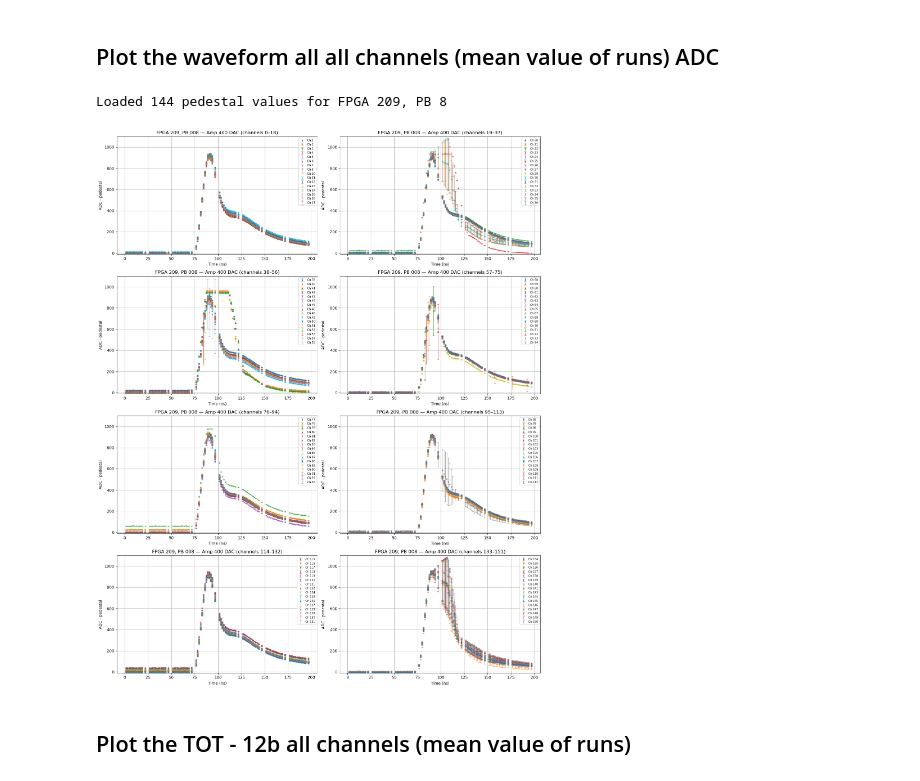
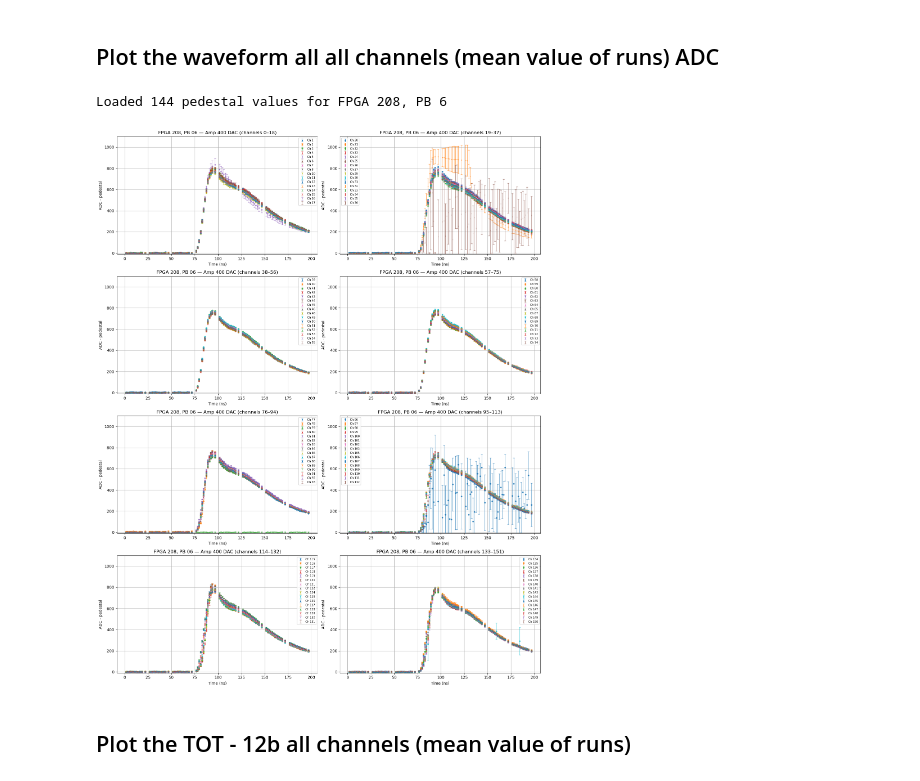
Before and after one commit to nlbucurur/EEEMCal_Analysis, a Jupyter notebook: Linearity_Studies_Nov2025/ADC_Linearity.ipynb, the cells around one changed output. Saved outputs shown, nothing was run; the diff lists cells and outputs as text; code cells hidden in the pictures.

```diff
--- a/Linearity_Studies_Nov2025/ADC_Linearity.ipynb
+++ b/Linearity_Studies_Nov2025/ADC_Linearity.ipynb
@@ -246,7 +264,7 @@ Figure saved to:
 ## Plot the waveform all all channels (mean value of runs) ADC
 # %%
 # ========= User choices =========
-pair_id = 1              # 0 → (208,06), 1 → (209,008)
+pair_id = 0              # 0 → (208,06), 1 → (209,008)
 injected_amplitude = 400  # amplitude to plot (must be in CONFIG["amplitudes"])
 
 # ========= Get FPGA–PB pair from CONFIG =========
@@ -341,35 +359,35 @@ for group_id in range(num_groups):
                 stats['Time'],
                 stats['mean'],
                 yerr=stats['std'],
                 fmt=markers[marker_index % len(markers)],
                 markersize=3,
                 capsize=2,
                 elinewidth=0.8,
                 label=f'Ch {channel}',
                 alpha=0.8,
             )
             marker_index += 1
 
     ax.set_title(
         f'FPGA {fpga_adc}, PB {pb_adc} — Amp {injected_amplitude} DAC '
         f'(channels {first_channel}–{last_channel - 1})'
     )
     ax.set_xlabel('Time (ns)')
     ax.set_ylabel('ADC - pedestal')
     ax.set_ylim(-10, 1100)
     ax.grid(True)
     ax.legend(fontsize='x-small', markerscale=0.9)
 
 plt.tight_layout()
 plt.show()
 
 # Optional save:
 output_dir = f'/home/lorena/Documents/PhD/EEEMCal_Analysis/Linearity_Studies_Nov2025/images/FPGA_{fpga_adc}_pb{pb_adc}'
 os.makedirs(output_dir, exist_ok=True)
 fig.savefig(os.path.join(output_dir, f'MeanChannelsWithError_fpga{fpga_adc}-pb{pb_adc}_{injected_amplitude}DAC.png'))
 # %% [output]
-Loaded 144 pedestal values for FPGA 209, PB 8
+Loaded 144 pedestal values for FPGA 208, PB 6
-[figure, old version]
+[figure, new version]
 # %% [markdown]
 ## Plot the TOT - 12b all channels (mean value of runs)
 # %%
```
Also changed, not shown: parts of 3 cells of this notebook, 2 other files.
